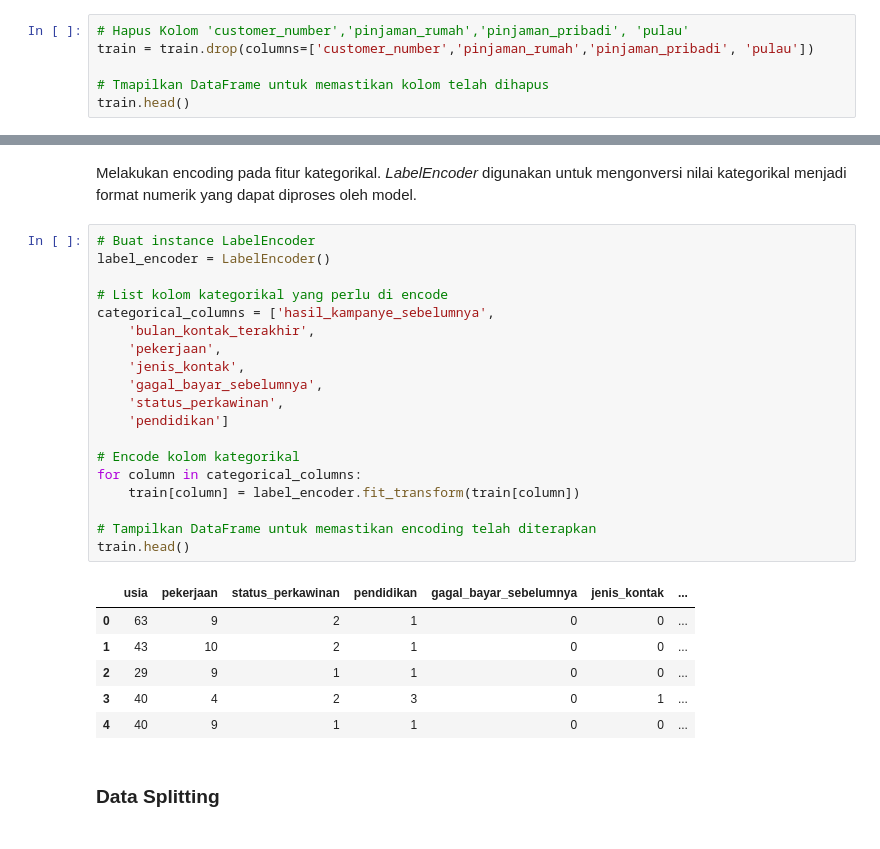
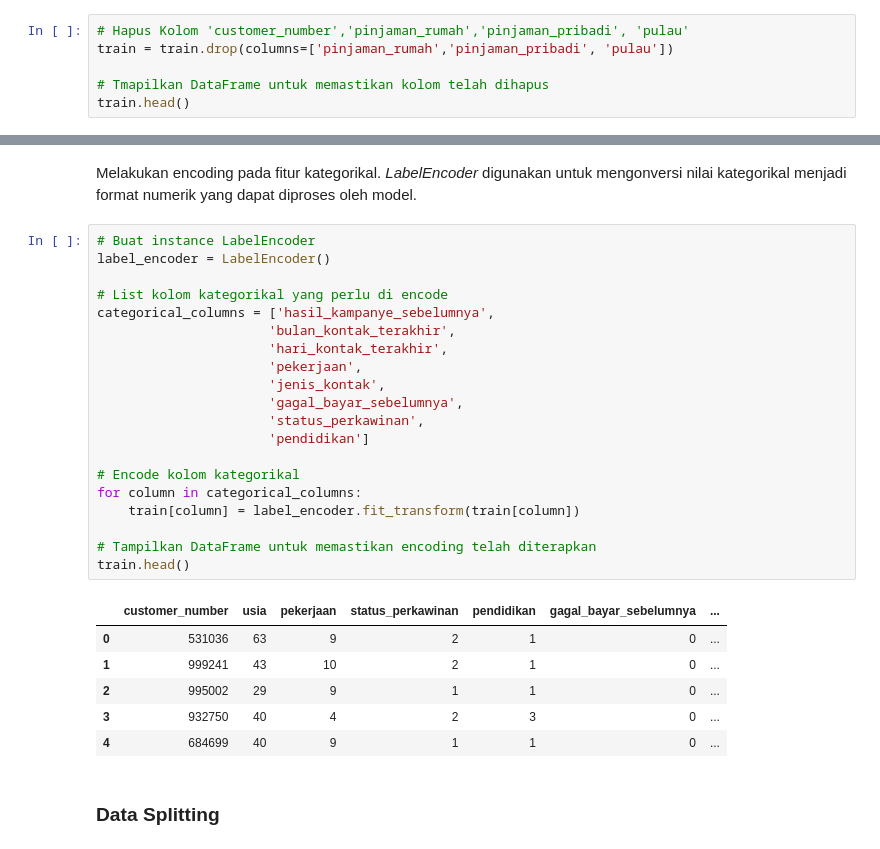
Before and after one commit to aprizal543/aprizal543-Machine_Learning_Klasifikasi_Prediksi-Berlangganan-Deposito-Bank, a Jupyter notebook: Prediksi_Berlangganan_Deposito_Bank.ipynb, the cells around one changed output, grey strips where cells are left out. Drawn from its saved outputs; the diff is of its cells as text.

```diff
--- a/Prediksi_Berlangganan_Deposito_Bank.ipynb
+++ b/Prediksi_Berlangganan_Deposito_Bank.ipynb
@@ -77,7 +75,7 @@ Dalam dataset ini tidak terdapat missing value pada setiap variabel
 Selanjutnya, menghapus kolom tidak relevan untuk analisis lebih lanjut,'customer_number', pinjaman_rumah', pinjaman_pribadi', 'pulau
 # %%
 # Hapus Kolom 'customer_number','pinjaman_rumah','pinjaman_pribadi', 'pulau'
-train = train.drop(columns=['customer_number','pinjaman_rumah','pinjaman_pribadi', 'pulau'])
+train = train.drop(columns=['pinjaman_rumah','pinjaman_pribadi', 'pulau'])
 
 # Tmapilkan DataFrame untuk memastikan kolom telah dihapus
 train.head()
@@ -166,29 +164,30 @@ Melakukan encoding pada fitur kategorikal.
 # %%
 # Buat instance LabelEncoder
 label_encoder = LabelEncoder()
 
 # List kolom kategorikal yang perlu di encode
 categorical_columns = ['hasil_kampanye_sebelumnya',
-    'bulan_kontak_terakhir',
-    'pekerjaan',
-    'jenis_kontak',
-    'gagal_bayar_sebelumnya',
-    'status_perkawinan',
-    'pendidikan']
+                      'bulan_kontak_terakhir',
+                      'hari_kontak_terakhir',
+                      'pekerjaan',
+                      'jenis_kontak',
+                      'gagal_bayar_sebelumnya',
+                      'status_perkawinan',
+                      'pendidikan']
 
 # Encode kolom kategorikal
 for column in categorical_columns:
     train[column] = label_encoder.fit_transform(train[column])
 
 # Tampilkan DataFrame untuk memastikan encoding telah diterapkan
 train.head()
 # %% [output]
-|  | usia | pekerjaan | status_perkawinan | pendidikan | gagal_bayar_sebelumnya | jenis_kontak | ... |
-| 0 | 63 | 9 | 2 | 1 | 0 | 0 | ... |
-| 1 | 43 | 10 | 2 | 1 | 0 | 0 | ... |
-| 2 | 29 | 9 | 1 | 1 | 0 | 0 | ... |
-| 3 | 40 | 4 | 2 | 3 | 0 | 1 | ... |
-| 4 | 40 | 9 | 1 | 1 | 0 | 0 | ... |
+|  | customer_number | usia | pekerjaan | status_perkawinan | pendidikan | gagal_bayar_sebelumnya | ... |
+| 0 | 531036 | 63 | 9 | 2 | 1 | 0 | ... |
+| 1 | 999241 | 43 | 10 | 2 | 1 | 0 | ... |
+| 2 | 995002 | 29 | 9 | 1 | 1 | 0 | ... |
+| 3 | 932750 | 40 | 4 | 2 | 3 | 0 | ... |
+| 4 | 684699 | 40 | 9 | 1 | 1 | 0 | ... |
 # %% [markdown]
 ### Data Splitting
 # %% [markdown]
```
Also changed, not shown: parts of 21 cells of this notebook.
